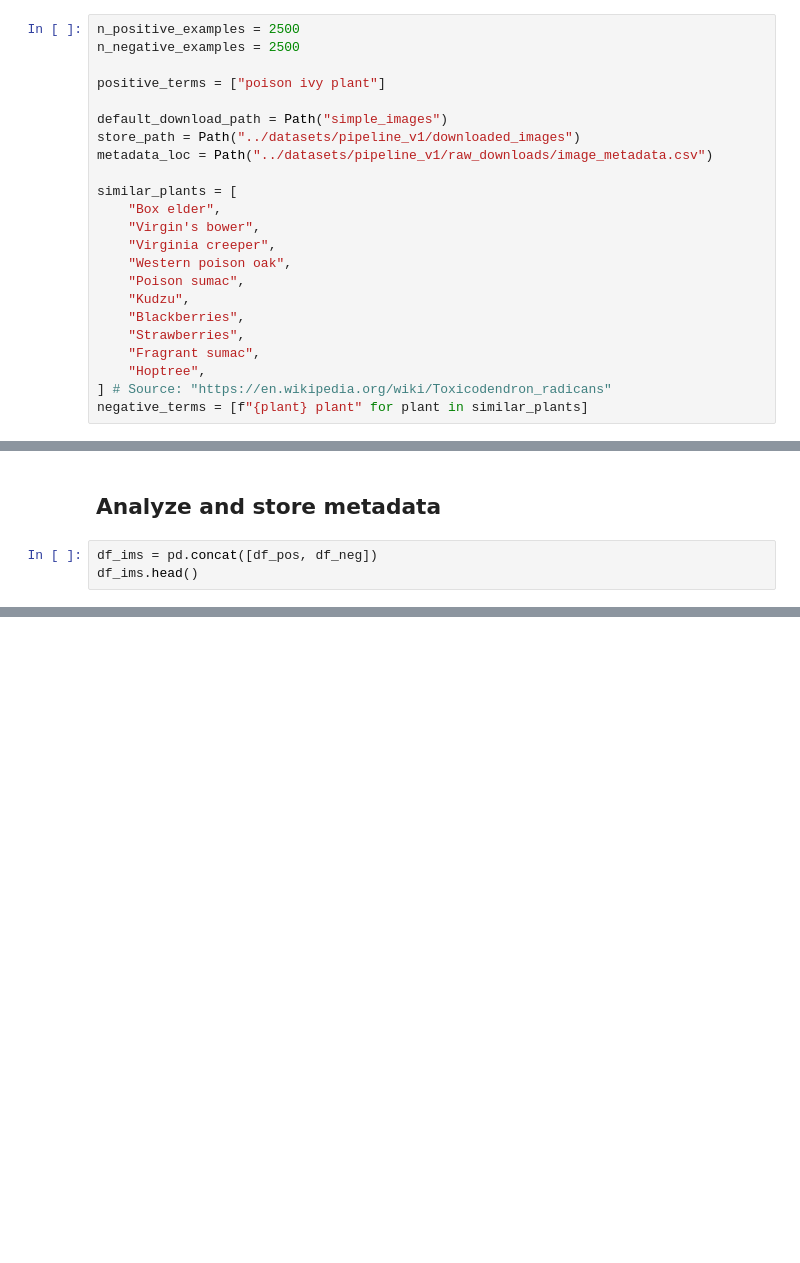
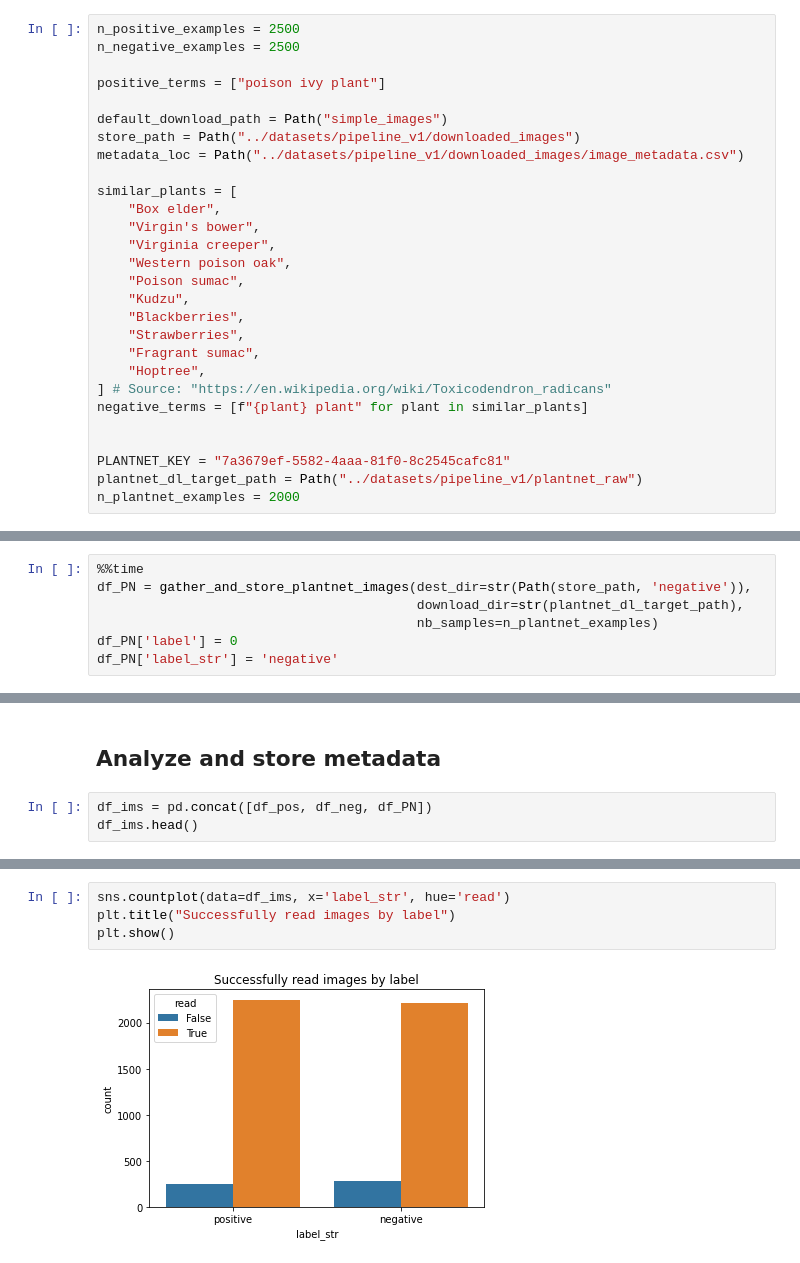
Before and after one commit to KenWronka/poison_ivy_detector, a Jupyter notebook: code/model_pipeline_v1/1.1-download_and_store_images.ipynb, the cells around one changed output, grey strips where cells are left out. Cells and saved outputs as stored; diff of their text form; blank space fills up the shorter version.

Commit message:
added plantnet image downloading process to script for negative dataset

```diff
--- a/code/model_pipeline_v1/1.1-download_and_store_images.ipynb
+++ b/code/model_pipeline_v1/1.1-download_and_store_images.ipynb
@@ -31,7 +30,7 @@ positive_terms = ["poison ivy plant"]
 
 default_download_path = Path("simple_images")
 store_path = Path("../datasets/pipeline_v1/downloaded_images")
-metadata_loc = Path("../datasets/pipeline_v1/raw_downloads/image_metadata.csv")
+metadata_loc = Path("../datasets/pipeline_v1/downloaded_images/image_metadata.csv")
 
 similar_plants = [
     "Box elder",
@@ -46,3 +45,8 @@ similar_plants = [
     "Hoptree",
 ] # Source: "https://en.wikipedia.org/wiki/Toxicodendron_radicans"
 negative_terms = [f"{plant} plant" for plant in similar_plants]
+
+
+PLANTNET_KEY = "7a3679ef-5582-4aaa-81f0-8c2545cafc81"
+plantnet_dl_target_path = Path("../datasets/pipeline_v1/plantnet_raw")
+n_plantnet_examples = 2000
@@ -216,0 +279,7 @@ HTTPSConnectionPool(host='64.209.142.95', port=443): Max retries exceeded with u
+# %%
+%%time
+df_PN = gather_and_store_plantnet_images(dest_dir=str(Path(store_path, 'negative')),
+                                         download_dir=str(plantnet_dl_target_path),
+                                         nb_samples=n_plantnet_examples)
+df_PN['label'] = 0
+df_PN['label_str'] = 'negative'
@@ -219,7 +297,7 @@ HTTPSConnectionPool(host='64.209.142.95', port=443): Max retries exceeded with u
 # %% [markdown]
 ## Analyze and store metadata
 # %%
-df_ims = pd.concat([df_pos, df_neg])
+df_ims = pd.concat([df_pos, df_neg, df_PN])
 df_ims.head()
 # %% [output]
 |  | download_loc | final_loc | full_path | search_term | source | read | orig_width | orig_height | width | ... |
@@ -229,3 +307,9 @@ df_ims.head()
 | poison_ivy_plant_100.jpg | simple_images/poison ivy plant/po... | ../datasets/pipeline_v1/downloade... | /home/code/datasets/pipeline_v1/d... | poison ivy plant | Google Images | True | 4250.0 | 2833.0 | 750.0 | ... |
 | poison_ivy_plant_1000.jpg | simple_images/poison ivy plant/po... | ../datasets/pipeline_v1/downloade... | /home/code/datasets/pipeline_v1/d... | poison ivy plant | Google Images | True | 722.0 | 406.0 | 722.0 | ... |
 | poison_ivy_plant_1001.jpg | simple_images/poison ivy plant/po... | ../datasets/pipeline_v1/downloade... | /home/code/datasets/pipeline_v1/d... | poison ivy plant | Google Images | True | 1280.0 | 720.0 | 888.0 | ... |
+# %%
+sns.countplot(data=df_ims, x='label_str', hue='read')
+plt.title("Successfully read images by label")
+plt.show()
+# %% [output]
+[figure, added]
```
Also changed, not shown: parts of 11 cells of this notebook.
